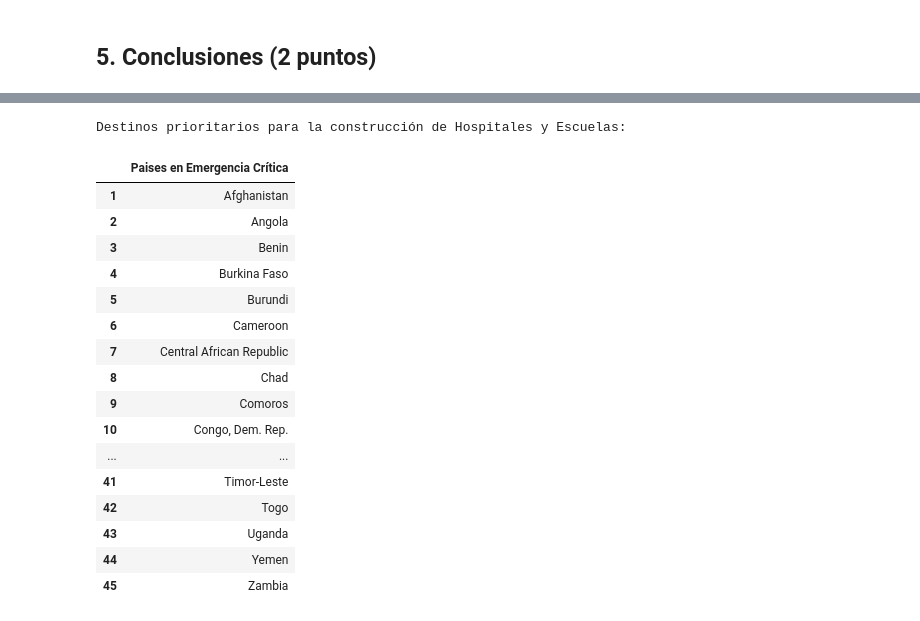
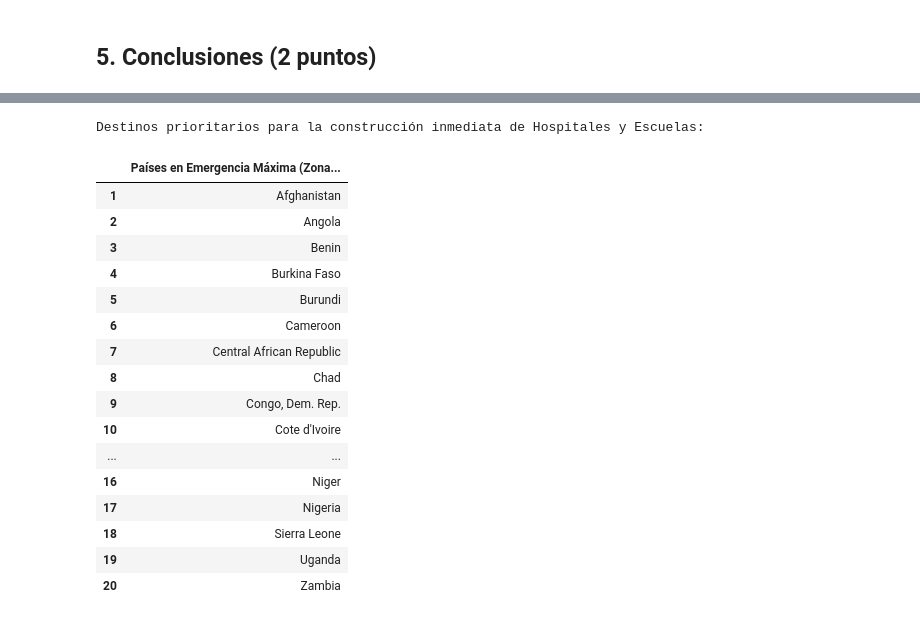
Before and after one commit to nickiiinicole/proyecto-paises-necesitados-ML, a Jupyter notebook: FinalProjectUD3.ipynb, the cells around one changed output, grey strips where cells are left out. Drawn from its saved outputs; the diff is of its cells as text; code cells hidden in the pictures.

Commit message:
finalizado

```diff
--- a/FinalProjectUD3.ipynb
+++ b/FinalProjectUD3.ipynb
@@ -1400,8 +1400,8 @@ print("SUB-CLUSTERING")
 
 df_reducido = df_paises[df_paises['cluster-kmeans-pca'] == 2].copy()
 
-columnas_estudio = ['mort_inf', 'ingresos', 'esp_vida', 'pib', 'num_hijos']
-X_sub = df_reducido[columnas_estudio]
+cols_reducido = ['mort_inf', 'ingresos', 'esp_vida', 'pib', 'num_hijos']
+X_sub = df_reducido[cols_reducido]
 
 scaler_sub = StandardScaler()
 X_sub_scaled = scaler_sub.fit_transform(X_sub)
@@ -1410,13 +1410,9 @@ X_sub_scaled = scaler_sub.fit_transform(X_sub)
 kmeans_sub = KMeans(n_clusters=4, n_init='auto', init='k-means++', random_state=42)
 df_reducido['sub_cluster'] = kmeans_sub.fit_predict(X_sub_scaled)
 
-perfil_sub = df_reducido.groupby('sub_cluster')[columnas_estudio].mean().round(2)
+perfil_sub = df_reducido.groupby('sub_cluster')[cols_reducido].mean().round(2)
 perfil_sub = perfil_sub.sort_values(by='ingresos') #como los ordene el primero sera el mas pobre...
 
-print("\n--- PERFIL DE LOS SUB-CLÚSTERES ---")
 display(perfil_sub)
-
-sub_cluster_peor = perfil_sub.index[0]
-paises_ultra_criticos = df_reducido[df_reducido['sub_cluster'] == sub_cluster_peor].index.tolist()
 # %% [output]
 SUB-CLUSTERING
@@ -1503,18 +1528,14 @@ La lista completa de los 45 paises identificados ya está disponible y puede uti
 # %%
+tabla_reducida = pd.DataFrame(paises_ultra_criticos, columns=['Países en Emergencia Máxima (Zona Cero)'])
 
+tabla_reducida.index = tabla_reducida.index + 1
 
-lista_paises = df_paises[df_paises['cluster-kmeans-pca'] == 2].index.tolist()
+print("Destinos prioritarios para la construcción inmediata de Hospitales y Escuelas:\n")
 
-tabla_final = pd.DataFrame(lista_paises, columns=['Paises en Emergencia Crítica'])
-
-tabla_final.index = tabla_final.index + 1
-
-print("Destinos prioritarios para la construcción de Hospitales y Escuelas:\n")
-
-display(tabla_final)
+display(tabla_reducida)
 # %% [output]
-Destinos prioritarios para la construcción de Hospitales y Escuelas:
+Destinos prioritarios para la construcción inmediata de Hospitales y Escuelas:
-|  | Paises en Emergencia Crítica |
+|  | Países en Emergencia Máxima (Zona... |
 | 1 | Afghanistan |
 | 2 | Angola |
 | 3 | Benin |
@@ -1523,11 +1544,11 @@ Destinos prioritarios para la construcción de Hospitales y Escuelas:
 | 6 | Cameroon |
 | 7 | Central African Republic |
 | 8 | Chad |
-| 9 | Comoros |
-| 10 | Congo, Dem. Rep. |
+| 9 | Congo, Dem. Rep. |
+| 10 | Cote d'Ivoire |
 | ... | ... |
-| 41 | Timor-Leste |
-| 42 | Togo |
-| 43 | Uganda |
-| 44 | Yemen |
-| 45 | Zambia |
+| 16 | Niger |
+| 17 | Nigeria |
+| 18 | Sierra Leone |
+| 19 | Uganda |
+| 20 | Zambia |
```
Also changed, not shown: parts of 23 cells of this notebook.
